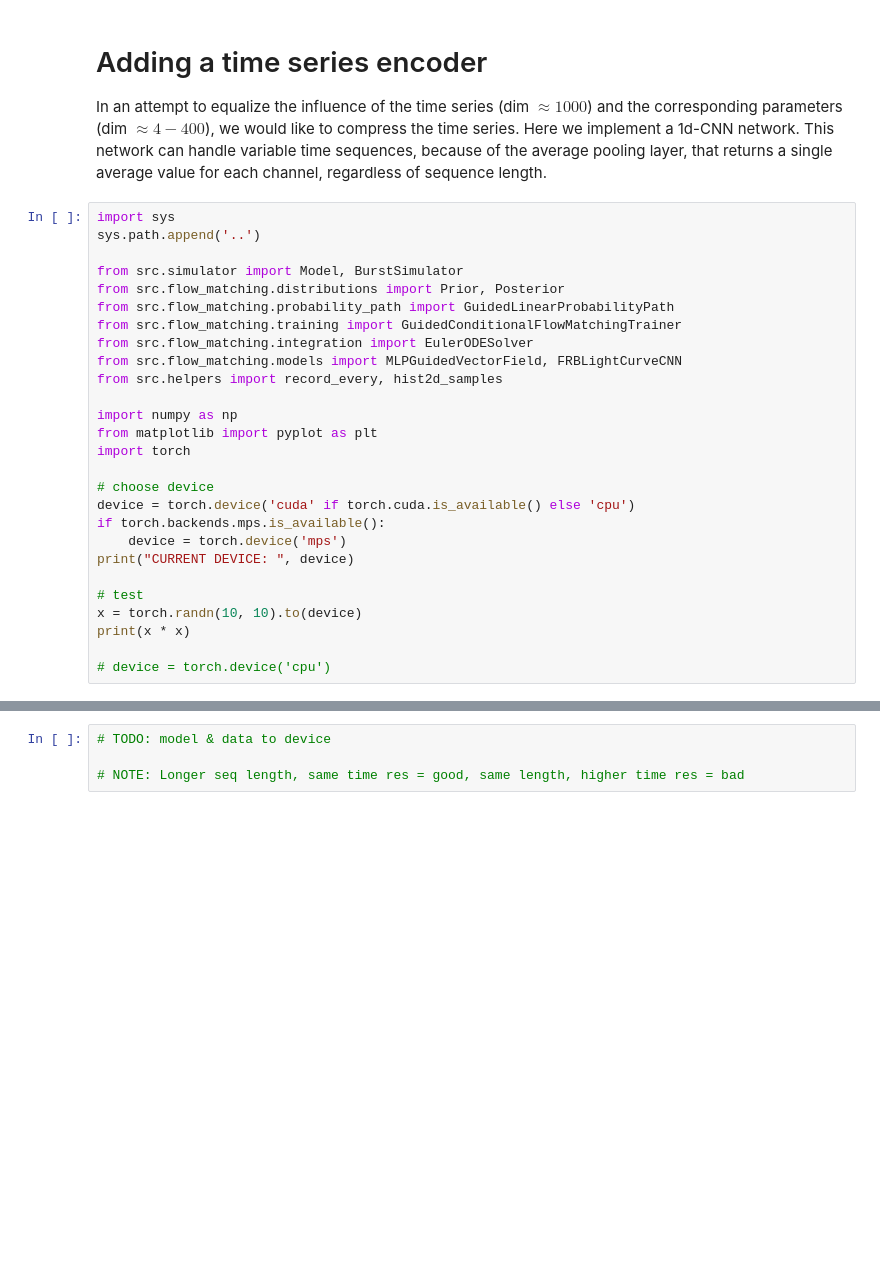
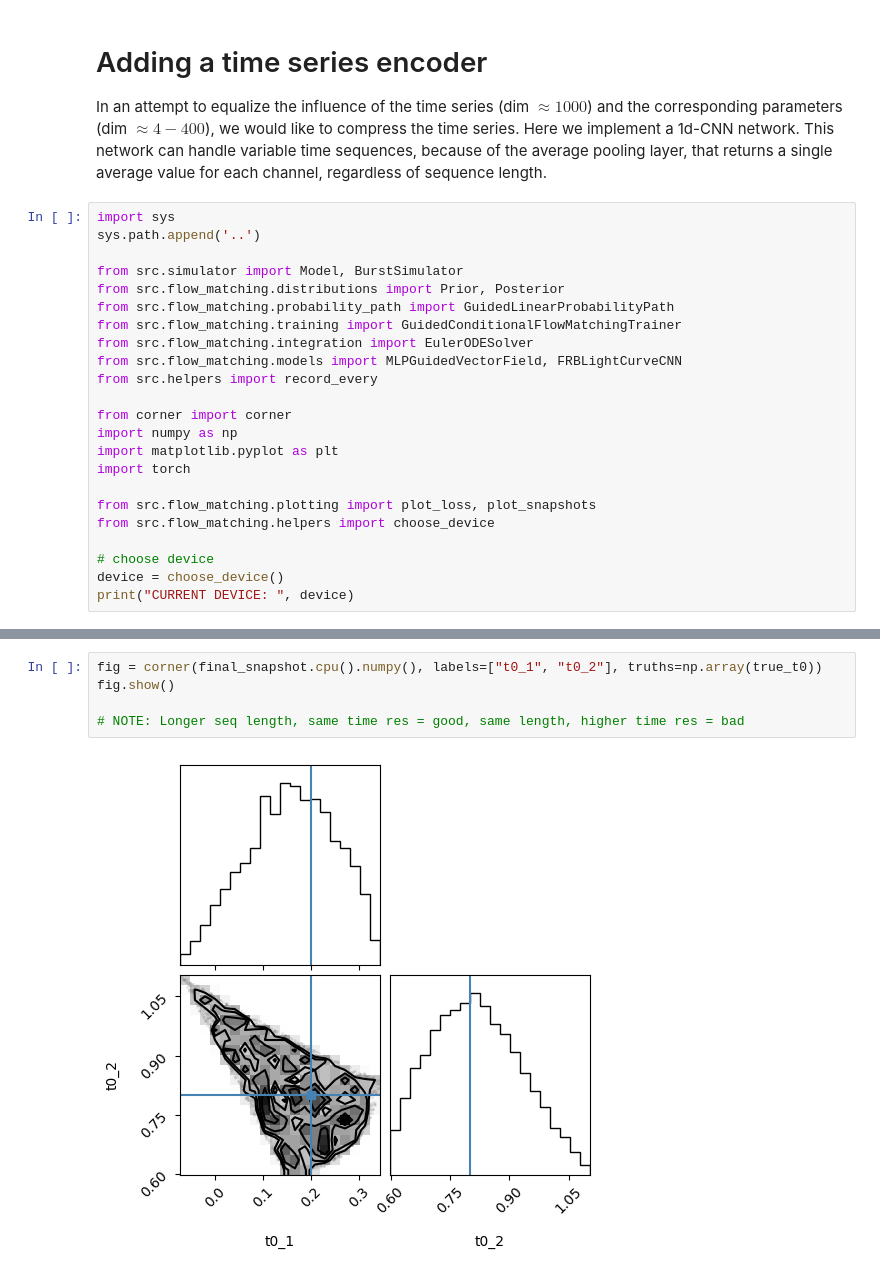
Before and after one commit to Ninavd/FRB-flow, a Jupyter notebook: notebooks/FM_time_series_encoder.ipynb, the cells around one changed output, grey strips where cells are left out. Saved outputs shown, nothing was run; the diff lists cells and outputs as text; blank space fills up the shorter version.

```diff
--- a/notebooks/FM_time_series_encoder.ipynb
+++ b/notebooks/FM_time_series_encoder.ipynb
@@ -12,22 +12,18 @@ from src.flow_matching.probability_path import GuidedLinearProbabilityPath
 from src.flow_matching.training import GuidedConditionalFlowMatchingTrainer
 from src.flow_matching.integration import EulerODESolver
 from src.flow_matching.models import MLPGuidedVectorField, FRBLightCurveCNN
-from src.helpers import record_every, hist2d_samples
+from src.helpers import record_every
 
+from corner import corner
 import numpy as np
-from matplotlib import pyplot as plt
+import matplotlib.pyplot as plt
 import torch
 
+from src.flow_matching.plotting import plot_loss, plot_snapshots
+from src.flow_matching.helpers import choose_device
+
 # choose device
-device = torch.device('cuda' if torch.cuda.is_available() else 'cpu')
-if torch.backends.mps.is_available():
-    device = torch.device('mps')
+device = choose_device()
 print("CURRENT DEVICE: ", device)
-
-# test
-x = torch.randn(10, 10).to(device)
-print(x * x)
-
-# device = torch.device('cpu')
 # %% [output]
 CURRENT DEVICE:  cuda
@@ -155,4 +108,7 @@ fig.show()
 # %%
-# TODO: model & data to device
+fig = corner(final_snapshot.cpu().numpy(), labels=["t0_1", "t0_2"], truths=np.array(true_t0))
+fig.show()
 
 # NOTE: Longer seq length, same time res = good, same length, higher time res = bad
+# %% [output]
+[figure, added]
```
Also changed, not shown: parts of 4 cells of this notebook.
